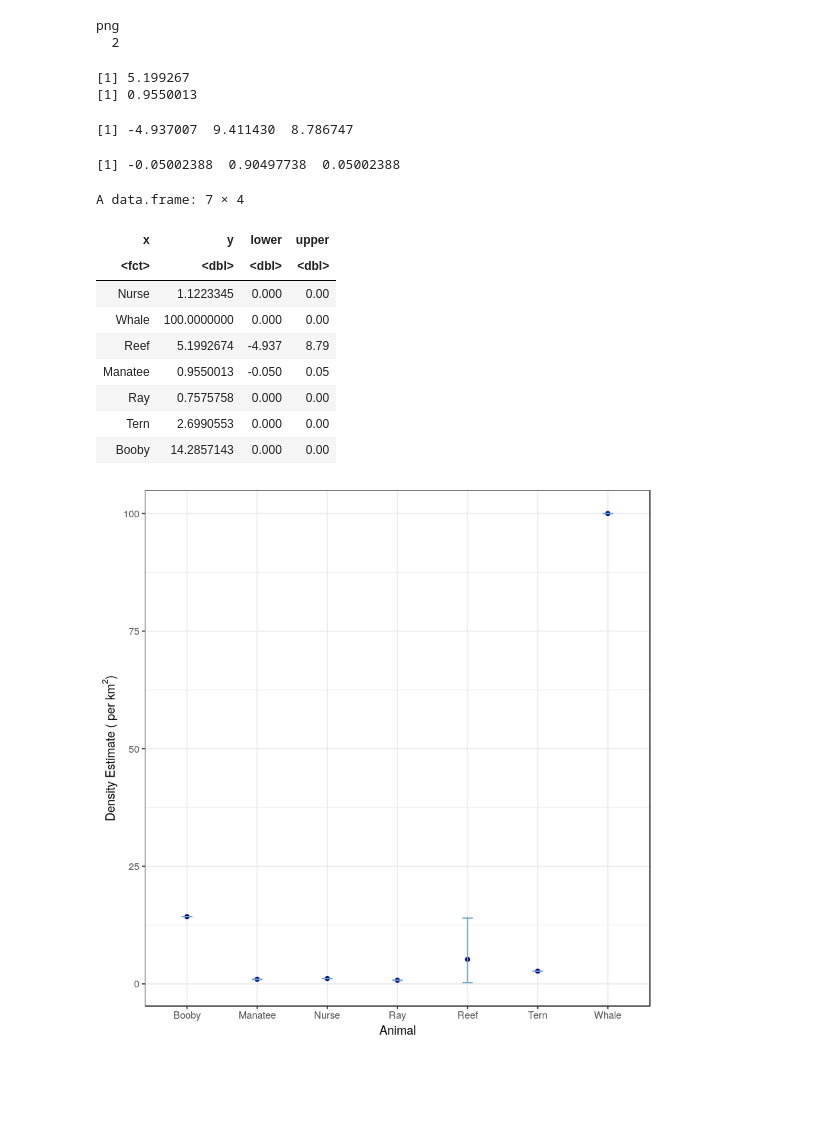
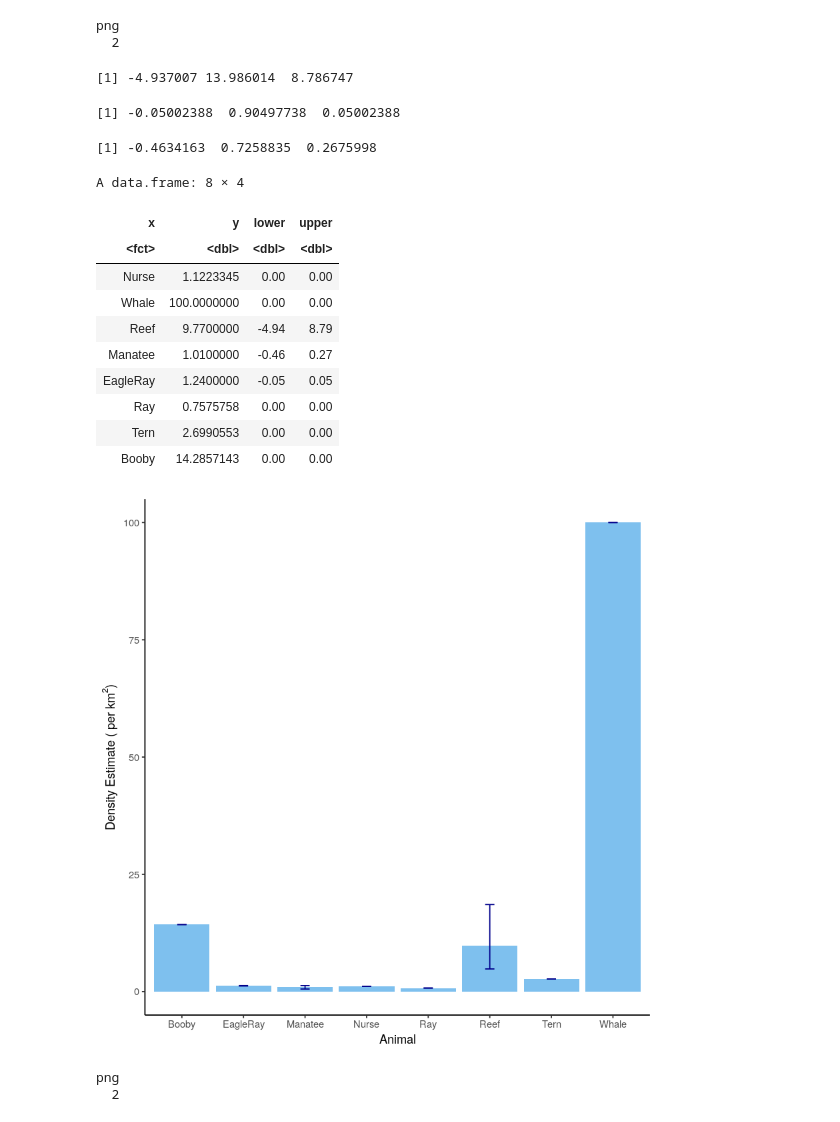
Before and after one commit to EvalImperialforces/CMEE_Thesis, a Jupyter notebook: Code/Revised_RealData_Results.ipynb, the cells around one changed output. Drawn from its saved outputs; the diff is of its cells as text; code cells hidden in the pictures; blank space fills up the shorter version.

Commit message:
Real data analysis configured by species, strip-gREM comparison included.

```diff
--- a/Code/Revised_RealData_Results.ipynb
+++ b/Code/Revised_RealData_Results.ipynb
@@ -672,10 +656,11 @@ cam_tab <- xtable(cam_table)
 print.xtable(cam_tab, type = "latex", floating = T, caption.placement = "top", file = "../Results/camr_table.tex",
              include.rownames = F)
 # %%
-### Animal Est ####
+### Per species est using Strip sampling
 abootstrap <- function(denv){
+    # Calculate 95% CI for animals encountered
     vect <- denv
-    print(mean(vect))
+    #print(mean(vect))
     size = length(vect)
     #print(size)
     boot_n <- 1000
@@ -695,7 +680,7 @@ abootstrap <- function(denv){
 }
 
 
-reef_den <- mean(c((2/0.143), (1/0.741), (1/3.813)))
+reef_den <- (4/(0.143 + 0.741 + 3.813))
 nurse_den <- (1/0.891)
 whale_den <- (1/0.01)
 eagle_den <- (8/(3.81+2.64+1.63+1.61))
@@ -703,59 +688,70 @@ manta_den <- (1/0.01) # No speed - wasn't in sims
 white_den <- (1/0.891) # No speed - wasn't in sims
 # sooty not seen
 tern_den <- (2/(0.741))
-booby_den <- 2/0.14
+booby_den <- (2/0.14)
 # no frigate
 # no noddy
 # no general bird
 turtle_den <- (2/2.64)
-manatee_den <- mean(c((2/2.21), (2/1.99)))
+manatee_den <- (4/(2.21 + 1.99))
 # no shark
-ray_den <- 2/2.64
+ray_den <- (2/2.64)
 
 
-ani_table <- data.frame(x = c('Nurse', 'Whale', 'Reef', 'Manatee', 'Ray','Tern', 'Booby'),
-                       y = c(nurse_den, whale_den, reef_den, manatee_den, ray_den, tern_den, booby_den))
+ani_table <- data.frame(x = c('Nurse', 'Whale', 'Reef', 'Manatee','EagleRay', 'Ray','Tern', 'Booby'),
+                       y = c(nurse_den, whale_den, 9.77, 1.01 , 1.24, ray_den, tern_den, booby_den))
+
+
+
 
 reef <- abootstrap(c((2/0.143), (1/0.741), (1/3.813)))
 manatee <- abootstrap(c((2/2.21), (2/1.99)))
+eagle <- abootstrap(c((1/3.81), (3/2.64), (2/1.63), (2/1.61)))
 
 
 reef
 manatee
+eagle
 
-lower <- c(0,0,-4.937,-0.05,0,0,0)
-upper <- c(0,0,8.79,0.05,0,0,0)
+lower <- c(0,0,-4.94, -0.46 ,-0.05,0,0,0)
+upper <- c(0,0,8.79, 0.27,0.05,0,0,0)
 
 ani_table <- cbind(ani_table, lower, upper)
 
 ani_table
 
-
 ani_den <- ggplot(data = ani_table, aes(x = x, y = y)) +
-  geom_point(colour = 'darkblue') +
+  geom_bar(stat = 'identity', fill = 'skyblue2') +
   xlab('Animal') +
   ylab(expression(paste("Density Estimate ( per ",km^2,")", sep=""))) +
   geom_errorbar(aes(ymin=y + lower, ymax = y + upper), width=.15,
-  position=position_dodge(0.05), colour='skyblue3') +
-  theme_bw()
+  position=position_dodge(0.05), colour='darkblue') +
+  theme_classic()
 
 ani_den
 # %% [output]
-[1] 5.199267
-[1] 0.9550013
+[1] -4.937007 13.986014  8.786747
-[1] -4.937007  9.411430  8.786747
+[1] -0.05002388  0.90497738  0.05002388
-[1] -0.05002388  0.90497738  0.05002388
+[1] -0.4634163  0.7258835  0.2675998
-A data.frame: 7 × 4
+A data.frame: 8 × 4
 | x | y | lower | upper |
 | <fct> | <dbl> | <dbl> | <dbl> |
-| Nurse | 1.1223345 | 0.000 | 0.00 |
-| Whale | 100.0000000 | 0.000 | 0.00 |
-| Reef | 5.1992674 | -4.937 | 8.79 |
-| Manatee | 0.9550013 | -0.050 | 0.05 |
-| Ray | 0.7575758 | 0.000 | 0.00 |
-| Tern | 2.6990553 | 0.000 | 0.00 |
-| Booby | 14.2857143 | 0.000 | 0.00 |
+| Nurse | 1.1223345 | 0.00 | 0.00 |
+| Whale | 100.0000000 | 0.00 | 0.00 |
+| Reef | 9.7700000 | -4.94 | 8.79 |
+| Manatee | 1.0100000 | -0.46 | 0.27 |
+| EagleRay | 1.2400000 | -0.05 | 0.05 |
+| Ray | 0.7575758 | 0.00 | 0.00 |
+| Tern | 2.6990553 | 0.00 | 0.00 |
+| Booby | 14.2857143 | 0.00 | 0.00 |
-[figure, old version]
+[figure, new version]
+# %%
+pdf(file = paste("../Results/strip_ani.pdf"))
+print(ani_den)
+dev.off()
+# %% [output]
+png
+  2
 # %%
 ani_tab <- xtable(ani_table)
 print.xtable(ani_tab, type = "latex", floating = T, caption.placement = "top", file = "../Results/anir_table.tex",
```
Also changed, not shown: parts of 9 cells of this notebook, 1 other file.
